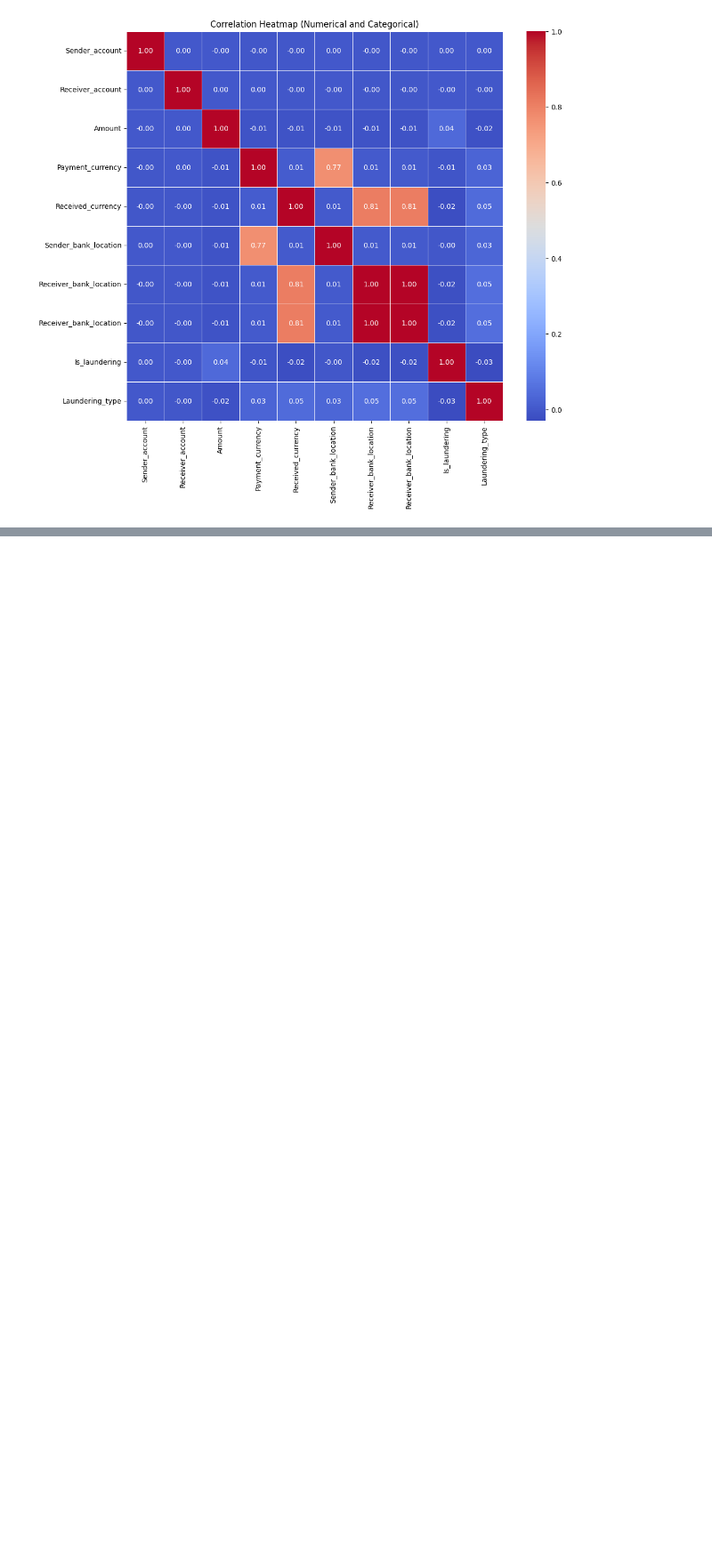
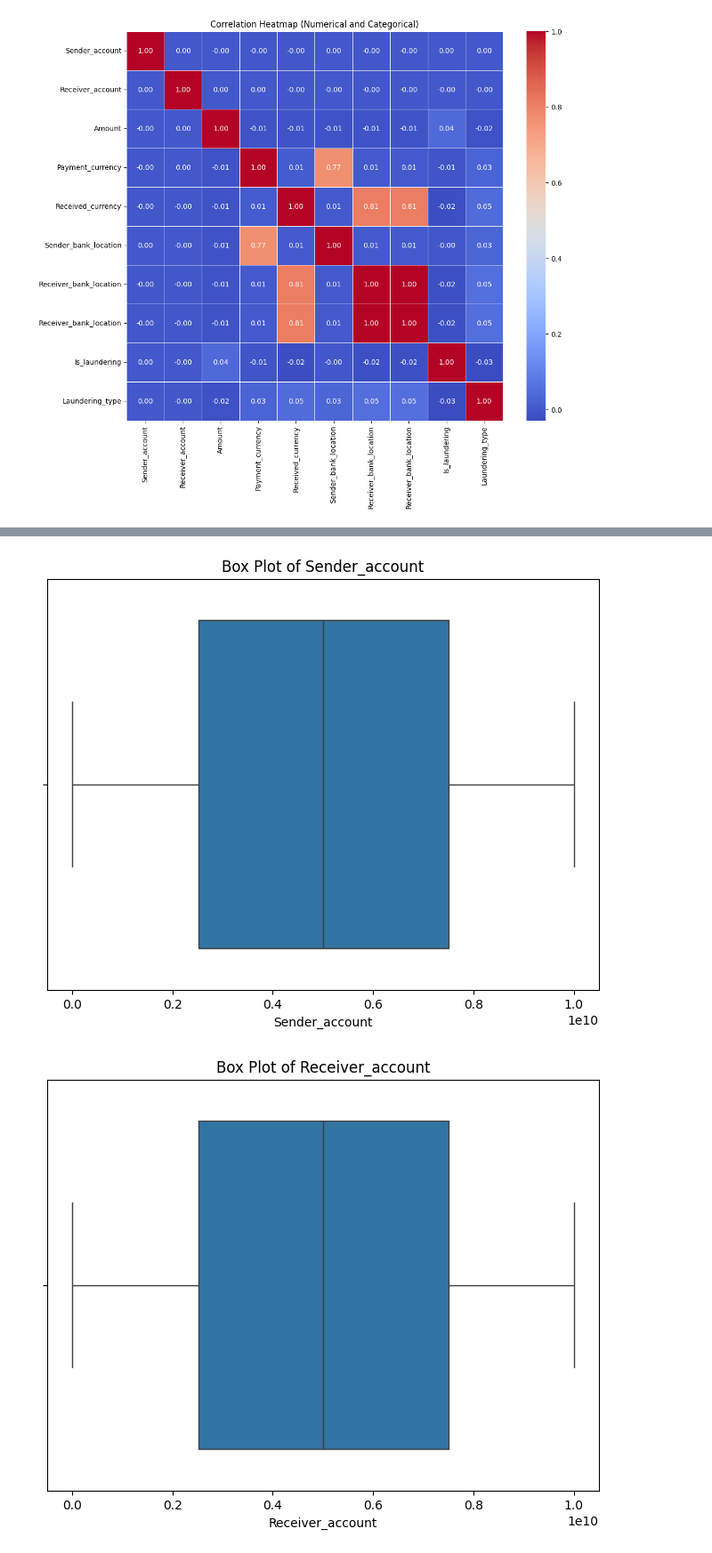
Before and after one commit to Debojyoti-Chanda/Fraud-Detection-Model, a Jupyter notebook: Anti_Money_Laundering_Transaction.ipynb, the cells around one changed output, grey strips where cells are left out. Shown: that part at 89% size. Saved outputs shown, nothing was run; the diff lists cells and outputs as text; code cells hidden in the pictures; blank space fills up the shorter version.

Commit message:
Outlier analysis and Logistic Model Creation

```diff
--- a/Anti_Money_Laundering_Transaction.ipynb
+++ b/Anti_Money_Laundering_Transaction.ipynb
@@ -312,3 +312,6 @@ plt.title("Correlation Heatmap (Numerical and Categorical)")
 plt.show()
 # %% [output]
 [figure]
+# %%
+# Remove 'Payment_currency' and 'Received_currency' columns
+df = df.drop(['Payment_currency', 'Received_currency'], axis=1)
@@ -314,0 +339,22 @@ plt.show()
+# %%
+import pandas as pd
+import numpy as np
+numeric_cols = ['Sender_account', 'Receiver_account', 'Amount', 'Sender_bank_location', 'Receiver_bank_location', 'Payment_type', 'Is_laundering', 'Laundering_type']
+numeric_df = df[numeric_cols]
+def find_outliers_iqr(data):
+    Q1 = data.quantile(0.25)
+    Q3 = data.quantile(0.75)
+    IQR = Q3 - Q1
+    lower_bound = Q1 - 1.5 * IQR
+    upper_bound = Q3 + 1.5 * IQR
+    outliers = data[(data < lower_bound) | (data > upper_bound)]
+    return outliers
+
+outliers = {}  # Store outliers for each column
+for col in numeric_cols:
+    outliers[col] = find_outliers_iqr(numeric_df[col])
+
+# Print or display the outliers
+for col, outlier_values in outliers.items():
+    print(f"Outliers in {col}:")
+    print(outlier_values)
@@ -314,0 +379,12 @@ plt.show()
+# %%
+import seaborn as sns
+import matplotlib.pyplot as plt
+
+for col in numeric_cols:
+    plt.figure(figsize=(8, 6))
+    sns.boxplot(x=numeric_df[col])
+    plt.title(f"Box Plot of {col}")
+    plt.show()
+# %% [output]
+[figure, added]
+[figure, added]
```
Also changed, not shown: parts of 4 cells of this notebook.
